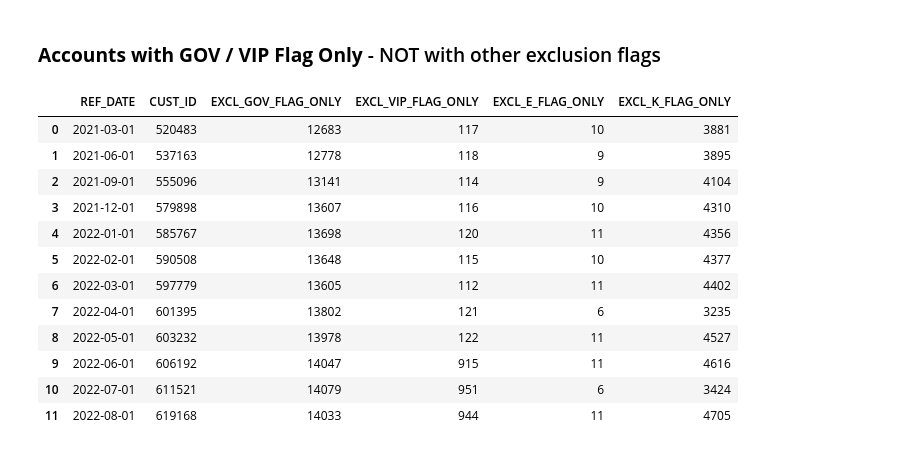
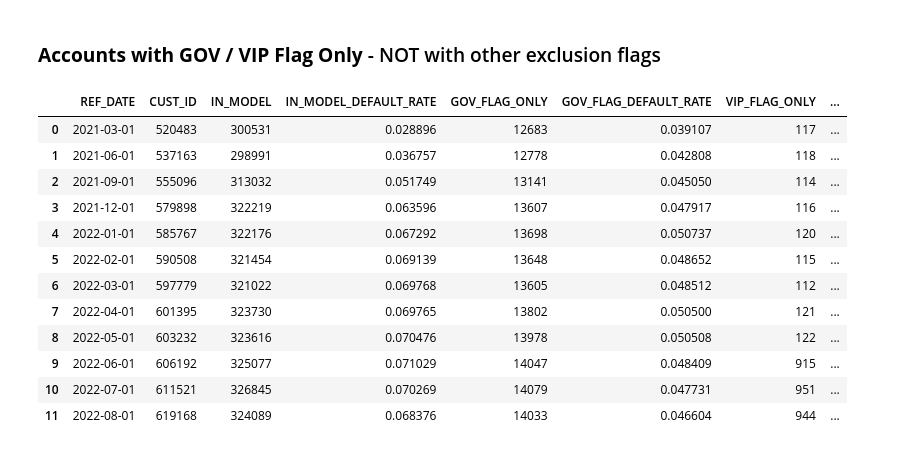
Before and after one commit to Prudick/risk-data-science-pm-model-exclusion-accounts-analysis, a Jupyter notebook: data-gathering.ipynb, the cells around one changed output. Saved outputs shown, nothing was run; the diff lists cells and outputs as text; code cells hidden in the pictures.

```diff
--- a/data-gathering.ipynb
+++ b/data-gathering.ipynb
@@ -90,52 +92,75 @@ df_gov_vip
 # %%
 df_wx_cust_susp_class = all_acct.copy()
 
 df_wx_cust_susp_class['EXCL_CRITERIA_SUM'] = \
     df_wx_cust_susp_class.EXCL_PORTFOLIO_FLAG \
     + df_wx_cust_susp_class.EXCL_CUST_STATUS_FLAG \
     + df_wx_cust_susp_class.EXCL_CUST_TENURE_FLAG \
     + df_wx_cust_susp_class.EXCL_GOV_VIP_FLAG \
     + df_wx_cust_susp_class.EXCL_DUMMY_CREDIT_LIMIT_FLAG \
     + df_wx_cust_susp_class.EXCL_LARGE_CREDIT_LIMIT_FLAG \
     + df_wx_cust_susp_class.EXCL_MATERIAL_DELINQUENCY_FLAG \
     + df_wx_cust_susp_class.EXCL_CUST_CONVERSION_FLAG \
     + df_wx_cust_susp_class.EXCL_FRAUD_FLAG \
     + df_wx_cust_susp_class.EXCL_EFPS_FLAG
 
+df_wx_cust_susp_class['IN_MODEL'] = np.where((df_wx_cust_susp_class.EXCL_CRITERIA_SUM == 0), 1, 0)
+# Get % of FLAG_60_DPD_366_DAYS = 1 where IN_MODEL = 1
+df_wx_cust_susp_class['IN_MODEL_DEFAULT'] = np.where((df_wx_cust_susp_class.FLAG_60_DPD_366_DAYS == 1) & (df_wx_cust_susp_class.IN_MODEL == 1), 1, 0)
+
 # Create a column called 'EXCL_GOV_VIP_FLAG_ONLY' where EXCL_GOV_VIP_FLAG = 1 and EXCL_CRITERIA_SUM = 1
-df_wx_cust_susp_class['EXCL_GOV_FLAG_ONLY'] = np.where((df_wx_cust_susp_class.EXCL_GOV_VIP_FLAG == 1)
+df_wx_cust_susp_class['GOV_FLAG_ONLY'] = np.where((df_wx_cust_susp_class.EXCL_GOV_VIP_FLAG == 1)
                                                        & ((df_wx_cust_susp_class.WX_CUST_SUSP_CLASS == 'G') | (df_wx_cust_susp_class.GOVERNMENT_FLG == 'Y'))
                                                        & (df_wx_cust_susp_class.EXCL_CRITERIA_SUM == 1), 1, 0)
+df_wx_cust_susp_class['GOV_FLAG_DEFAULT'] = np.where((df_wx_cust_susp_class.FLAG_60_DPD_366_DAYS == 1) & (df_wx_cust_susp_class.GOV_FLAG_ONLY == 1), 1, 0)
 
-df_wx_cust_susp_class['EXCL_VIP_FLAG_ONLY'] = np.where((df_wx_cust_susp_class.EXCL_GOV_VIP_FLAG == 1)
+df_wx_cust_susp_class['VIP_FLAG_ONLY'] = np.where((df_wx_cust_susp_class.EXCL_GOV_VIP_FLAG == 1)
                                                        & ((df_wx_cust_susp_class.WX_CUST_SUSP_CLASS == 'V') & (df_wx_cust_susp_class.GOVERNMENT_FLG != 'Y'))
                                                        & (df_wx_cust_susp_class.EXCL_CRITERIA_SUM == 1), 1, 0)
+df_wx_cust_susp_class['VIP_FLAG_DEFAULT'] = np.where((df_wx_cust_susp_class.FLAG_60_DPD_366_DAYS == 1) & (df_wx_cust_susp_class.VIP_FLAG_ONLY == 1), 1, 0)
 
-df_wx_cust_susp_class['EXCL_E_FLAG_ONLY'] = np.where((df_wx_cust_susp_class.EXCL_GOV_VIP_FLAG == 1)
-                                                       & ((df_wx_cust_susp_class.WX_CUST_SUSP_CLASS == 'E') & (df_wx_cust_susp_class.GOVERNMENT_FLG == 'Y'))
+df_wx_cust_susp_class['E_FLAG_ONLY'] = np.where((df_wx_cust_susp_class.EXCL_GOV_VIP_FLAG == 1)
+                                                       & ((df_wx_cust_susp_class.WX_CUST_SUSP_CLASS == 'E') & (df_wx_cust_susp_class.GOVERNMENT_FLG != 'Y'))
                                                        & (df_wx_cust_susp_class.EXCL_CRITERIA_SUM == 1), 1, 0)
+df_wx_cust_susp_class['E_FLAG_DEFAULT'] = np.where((df_wx_cust_susp_class.FLAG_60_DPD_366_DAYS == 1) & (df_wx_cust_susp_class.E_FLAG_ONLY == 1), 1, 0)
 
-df_wx_cust_susp_class['EXCL_K_FLAG_ONLY'] = np.where((df_wx_cust_susp_class.EXCL_GOV_VIP_FLAG == 1)
-                                                       & ((df_wx_cust_susp_class.WX_CUST_SUSP_CLASS == 'K') & (df_wx_cust_susp_class.GOVERNMENT_FLG == 'Y'))
+df_wx_cust_susp_class['K_FLAG_ONLY'] = np.where((df_wx_cust_susp_class.EXCL_GOV_VIP_FLAG == 1)
+                                                       & ((df_wx_cust_susp_class.WX_CUST_SUSP_CLASS == 'K') & (df_wx_cust_susp_class.GOVERNMENT_FLG != 'Y'))
                                                        & (df_wx_cust_susp_class.EXCL_CRITERIA_SUM == 1), 1, 0)
+df_wx_cust_susp_class['K_FLAG_DEFAULT'] = np.where((df_wx_cust_susp_class.FLAG_60_DPD_366_DAYS == 1) & (df_wx_cust_susp_class.K_FLAG_ONLY == 1), 1, 0)
 
 df_wx_cust_susp_class = df_wx_cust_susp_class.groupby('REF_DATE').agg({'CUST_ID': 'nunique'
-                                                                       , 'EXCL_GOV_FLAG_ONLY': 'sum'
-                                                                       , 'EXCL_VIP_FLAG_ONLY': 'sum'
-                                                                       , 'EXCL_E_FLAG_ONLY': 'sum'
-                                                                       , 'EXCL_K_FLAG_ONLY': 'sum'}).reset_index()
+                                                                       , 'IN_MODEL': 'sum'
+                                                                       , 'IN_MODEL_DEFAULT': 'sum'
+                                                                       , 'GOV_FLAG_ONLY': 'sum'
+                                                                       , 'GOV_FLAG_DEFAULT': 'sum'
+                                                                       , 'VIP_FLAG_ONLY': 'sum'
+                                                                       , 'VIP_FLAG_DEFAULT': 'sum'
+                                                                       , 'E_FLAG_ONLY': 'sum'
+                                                                       , 'E_FLAG_DEFAULT': 'sum'
+                                                                       , 'K_FLAG_ONLY': 'sum'
+                                                                       , 'K_FLAG_DEFAULT': 'sum'}).reset_index()
+
+# Create a column for IN_MODEL_DEFAULT / IN_MODEL
+df_wx_cust_susp_class['IN_MODEL_DEFAULT_RATE'] = df_wx_cust_susp_class['IN_MODEL_DEFAULT'] / df_wx_cust_susp_class['IN_MODEL']
+df_wx_cust_susp_class['GOV_FLAG_DEFAULT_RATE'] = df_wx_cust_susp_class['GOV_FLAG_DEFAULT'] / df_wx_cust_susp_class['GOV_FLAG_ONLY']
+df_wx_cust_susp_class['VIP_FLAG_DEFAULT_RATE'] = df_wx_cust_susp_class['VIP_FLAG_DEFAULT'] / df_wx_cust_susp_class['VIP_FLAG_ONLY']
+df_wx_cust_susp_class['E_FLAG_DEFAULT_RATE'] = df_wx_cust_susp_class['E_FLAG_DEFAULT'] / df_wx_cust_susp_class['E_FLAG_ONLY']
+df_wx_cust_susp_class['K_FLAG_DEFAULT_RATE'] = df_wx_cust_susp_class['K_FLAG_DEFAULT'] / df_wx_cust_susp_class['K_FLAG_ONLY']
+
+df_wx_cust_susp_class = df_wx_cust_susp_class[['REF_DATE', 'CUST_ID', 'IN_MODEL', 'IN_MODEL_DEFAULT_RATE', 'GOV_FLAG_ONLY', 'GOV_FLAG_DEFAULT_RATE', 'VIP_FLAG_ONLY', 'VIP_FLAG_DEFAULT_RATE', 'E_FLAG_ONLY', 'E_FLAG_DEFAULT_RATE', 'K_FLAG_ONLY', 'K_FLAG_DEFAULT_RATE']]
 df_wx_cust_susp_class
 # %% [output]
-|  | REF_DATE | CUST_ID | EXCL_GOV_FLAG_ONLY | EXCL_VIP_FLAG_ONLY | EXCL_E_FLAG_ONLY | EXCL_K_FLAG_ONLY |
-| 0 | 2021-03-01 | 520483 | 12683 | 117 | 10 | 3881 |
-| 1 | 2021-06-01 | 537163 | 12778 | 118 | 9 | 3895 |
-| 2 | 2021-09-01 | 555096 | 13141 | 114 | 9 | 4104 |
-| 3 | 2021-12-01 | 579898 | 13607 | 116 | 10 | 4310 |
-| 4 | 2022-01-01 | 585767 | 13698 | 120 | 11 | 4356 |
-| 5 | 2022-02-01 | 590508 | 13648 | 115 | 10 | 4377 |
-| 6 | 2022-03-01 | 597779 | 13605 | 112 | 11 | 4402 |
-| 7 | 2022-04-01 | 601395 | 13802 | 121 | 6 | 3235 |
-| 8 | 2022-05-01 | 603232 | 13978 | 122 | 11 | 4527 |
-| 9 | 2022-06-01 | 606192 | 14047 | 915 | 11 | 4616 |
-| 10 | 2022-07-01 | 611521 | 14079 | 951 | 6 | 3424 |
-| 11 | 2022-08-01 | 619168 | 14033 | 944 | 11 | 4705 |
+|  | REF_DATE | CUST_ID | IN_MODEL | IN_MODEL_DEFAULT_RATE | GOV_FLAG_ONLY | GOV_FLAG_DEFAULT_RATE | VIP_FLAG_ONLY | ... |
+| 0 | 2021-03-01 | 520483 | 300531 | 0.028896 | 12683 | 0.039107 | 117 | ... |
+| 1 | 2021-06-01 | 537163 | 298991 | 0.036757 | 12778 | 0.042808 | 118 | ... |
+| 2 | 2021-09-01 | 555096 | 313032 | 0.051749 | 13141 | 0.045050 | 114 | ... |
+| 3 | 2021-12-01 | 579898 | 322219 | 0.063596 | 13607 | 0.047917 | 116 | ... |
+| 4 | 2022-01-01 | 585767 | 322176 | 0.067292 | 13698 | 0.050737 | 120 | ... |
+| 5 | 2022-02-01 | 590508 | 321454 | 0.069139 | 13648 | 0.048652 | 115 | ... |
+| 6 | 2022-03-01 | 597779 | 321022 | 0.069768 | 13605 | 0.048512 | 112 | ... |
+| 7 | 2022-04-01 | 601395 | 323730 | 0.069765 | 13802 | 0.050500 | 121 | ... |
+| 8 | 2022-05-01 | 603232 | 323616 | 0.070476 | 13978 | 0.050508 | 122 | ... |
+| 9 | 2022-06-01 | 606192 | 325077 | 0.071029 | 14047 | 0.048409 | 915 | ... |
+| 10 | 2022-07-01 | 611521 | 326845 | 0.070269 | 14079 | 0.047731 | 951 | ... |
+| 11 | 2022-08-01 | 619168 | 324089 | 0.068376 | 14033 | 0.046604 | 944 | ... |
```
Also changed, not shown: parts of 9 cells of this notebook.
